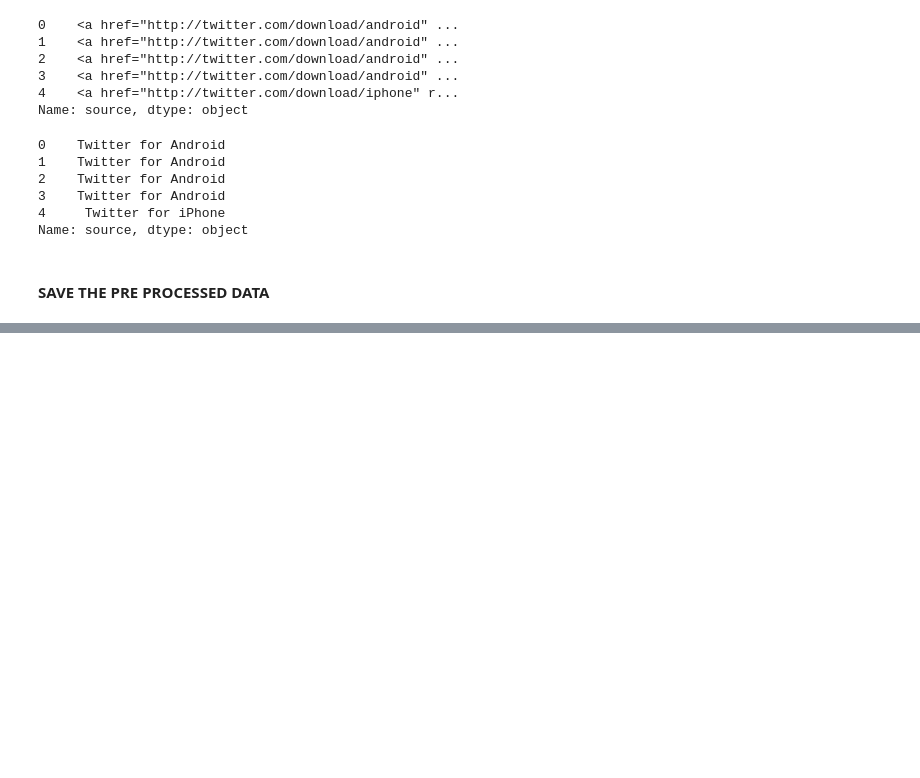
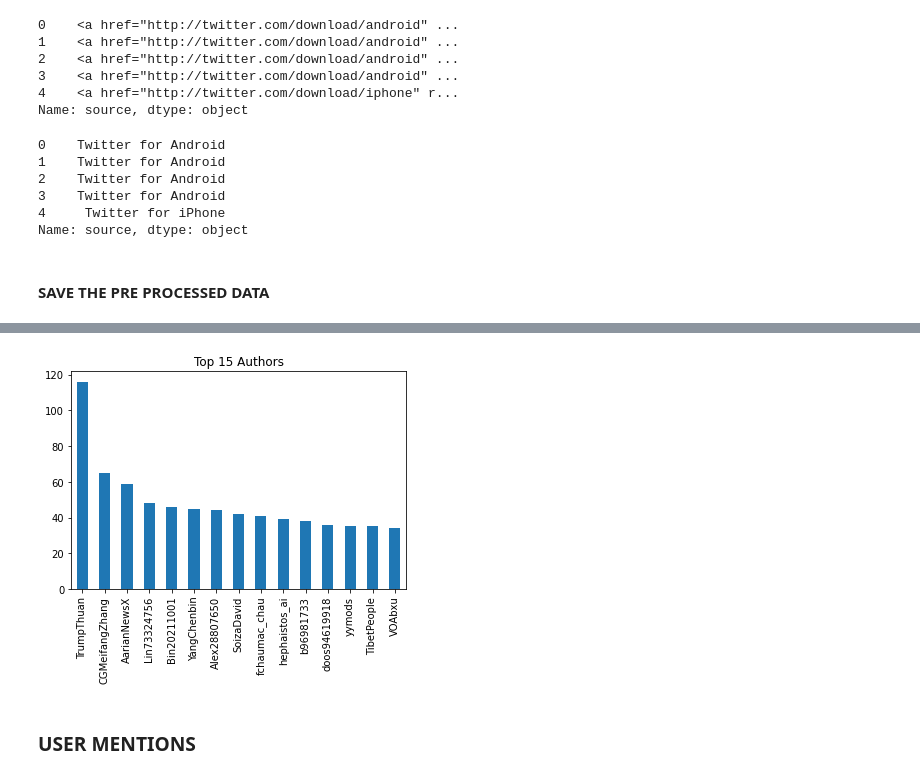
Before and after one commit to natyrix/Twitter-Data-Analysis, a Jupyter notebook: notebooks/Data exploration and pre-processing.ipynb, the cells around one changed output, grey strips where cells are left out. Saved outputs shown, nothing was run; the diff lists cells and outputs as text; code cells hidden in the pictures; blank space fills up the shorter version.

```diff
--- a/notebooks/Data exploration and pre-processing.ipynb
+++ b/notebooks/Data exploration and pre-processing.ipynb
@@ -241,0 +300,7 @@ global_tweets_df.to_csv("../data/processed_global_data_tweets.csv", index=False)
+# %%
+global_tweets_df['original_author'].value_counts().head(15).plot(kind='bar',  title="Top 15 Authors");
+#Top 15 authors plotted using bar graph
+# %% [output]
+[figure, added]
+# %% [markdown]
+### USER MENTIONS
```
Also changed, not shown: parts of 17 cells of this notebook.
